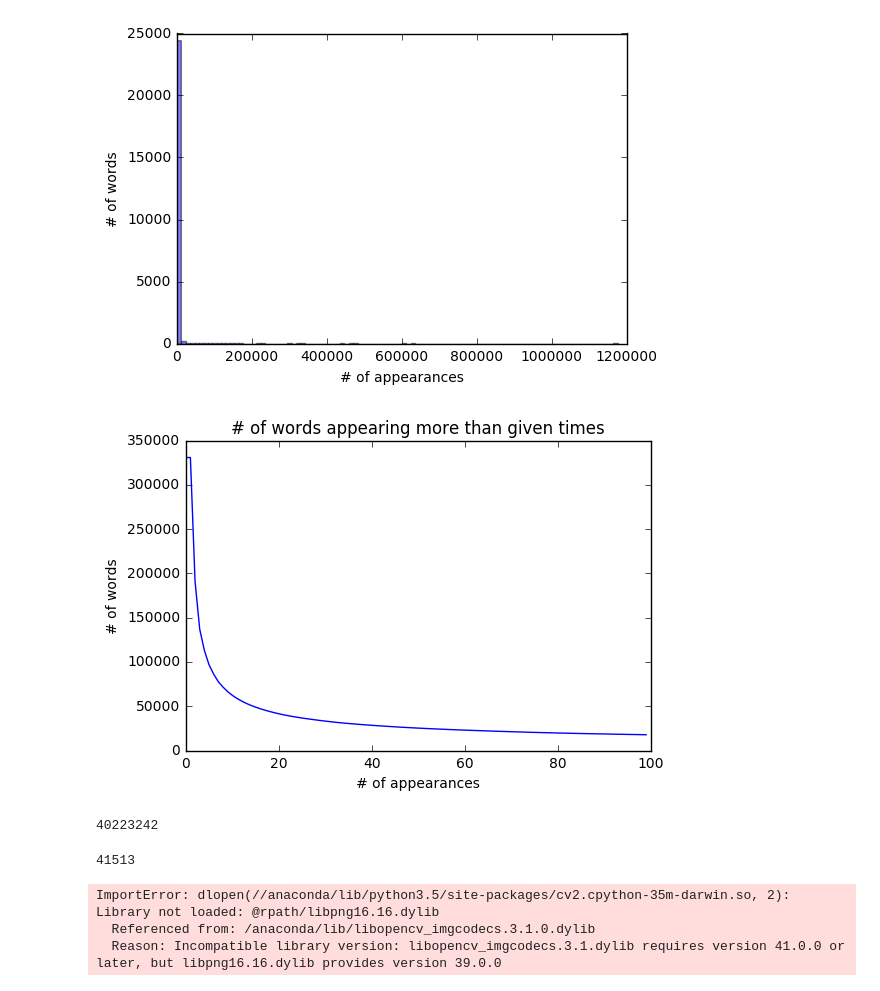
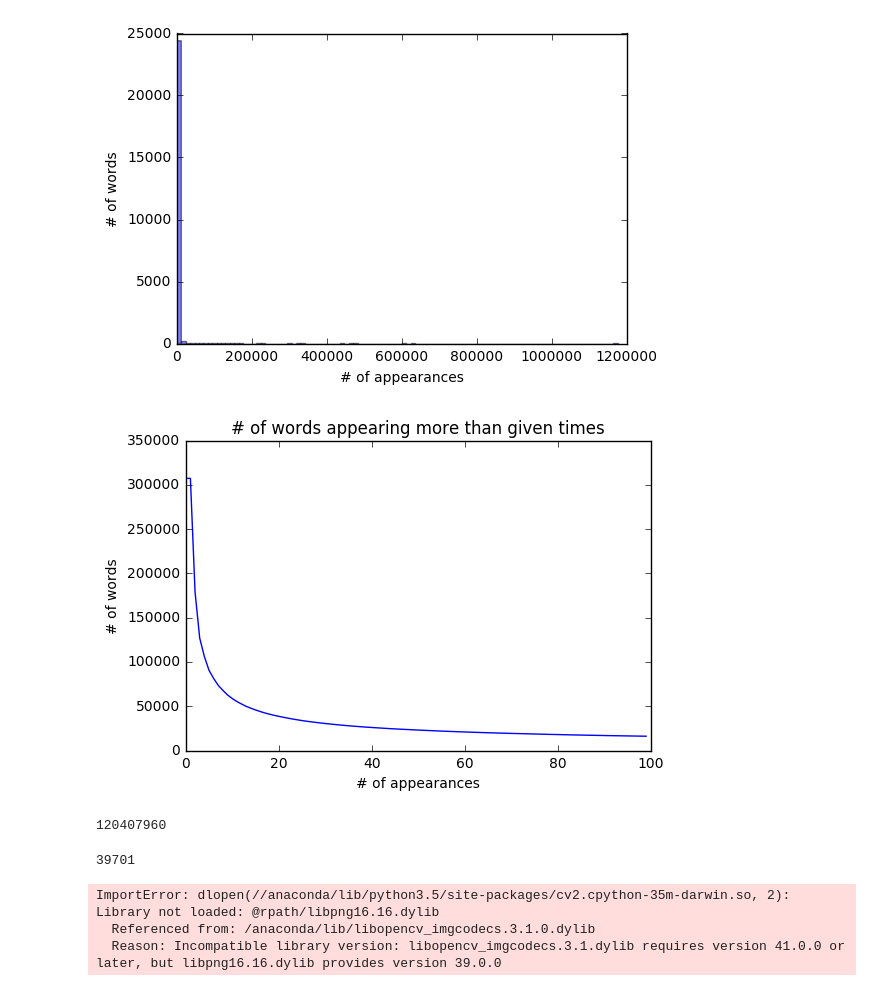
Before and after one commit to yuzhipeng588/Machine-Learning-NLP, a Jupyter notebook: DataEngineering/data_analysis.ipynb, the cells around one changed output. Drawn from its saved outputs; the diff is of its cells as text; code cells hidden in the pictures.

```diff
--- a/DataEngineering/data_analysis.ipynb
+++ b/DataEngineering/data_analysis.ipynb
@@ -26,14 +26,14 @@ for line in open('/Volumes/Zhipeng/patent_dataset/paired_newclaims_dep.txt',enco
 
 i=0
 X_test_new=[]
-for line in open('/Volumes/Zhipeng/patent_dataset/1314paired_newclaims_dep.txt'):
+for line in open('/Volumes/Zhipeng/patent_dataset/1314paired_newclaims_dep.txt',encoding='utf-8',errors='ignore'):
     if i%3==1 and len(line)>20:
         X_test_new.append(line)
     i+=1
 
 i=0
 X_train_old=[]
-for line in open('/Volumes/Zhipeng/patent_dataset/paired_oldclaims_dep.txt'):
+for line in open('/Volumes/Zhipeng/patent_dataset/paired_oldclaims_dep.txt',encoding='utf-8',errors='ignore'):
     if i%3==1 and len(line)>20:
         X_train_old.append(line)
     i+=1
@@ -44,6 +44,13 @@ for line in open('/Volumes/Zhipeng/patent_dataset/1314paired_oldclaims_dep.txt')
     if i%3==1 and len(line)>20:
         X_test_old.append(line)
     i+=1
+
+i=0
+X_train_can=[]
+for line in open('/Volumes/Zhipeng/patent_dataset/paired_cancledclaims_dep.txt',encoding='utf-8',errors='ignore'):
+    if i%3==1 and len(line)>20:
+        X_train_can.append(line)
+    i+=1
 # %%
 # analyze the number of words in old and new claims
 import statistics
@@ -147,40 +185,39 @@ plt.show()
 # %% [output]
 [figure]
 # %%
-wordcount_old={}
-for line in open('/Volumes/Zhipeng/patent_dataset/paired_oldclaims_dep.txt'):
+wordcount={}
+#for line in open('/Volumes/Zhipeng/patent_dataset/paired_oldclaims_dep.txt'):
+for line in X_train_old+X_train_new+X_train_can:
     for i in line.lower().split():
         i=re.sub('[^a-zA-Z]+', '', i)
 #        if i not in stop and i in words.words():
         if i not in stop and len(i)>0:
-            if i not in wordcount_old:
-                wordcount_old[i] = 1
+            if i not in wordcount:
+                wordcount[i] = 1
             else:
-                wordcount_old[i] += 1
+                wordcount[i] += 1
 # %%
 voc_size=[]
 for i in range(100):
-    temp=[j for j in wordcount_new.values() if j>=i]
-    for j in wordcount_old.values():
-        if j>=i:temp.append(j)
+    temp=[j for j in wordcount_old.values() if j>=i]
     voc_size.append(len(temp))
 plt.plot(voc_size)
 plt.title('# of words appearing more than given times')
 plt.xlabel('# of appearances')
 plt.ylabel('# of words')
 plt.show()
 voc_size[30]
-freq_=[i for i in wordcount_new.values()]
+freq_=[i for i in wordcount_old.values()]
 for i in wordcount_old.values():
     freq_.append(i)
 sum(freq_)
 # %% [output]
-[figure, old version]
+[figure, new version]
-40223242
+120407960
 # %%
-voc_size[20]
+voc_size[19]
 # %% [output]
-41513
+39701
 # %%
 # %% [output]
 ImportError: dlopen(//anaconda/lib/python3.5/site-packages/cv2.cpython-35m-darwin.so, 2): Library not loaded: @rpath/libpng16.16.dylib
```
Also changed, not shown: parts of 6 cells of this notebook, 1 other file.
